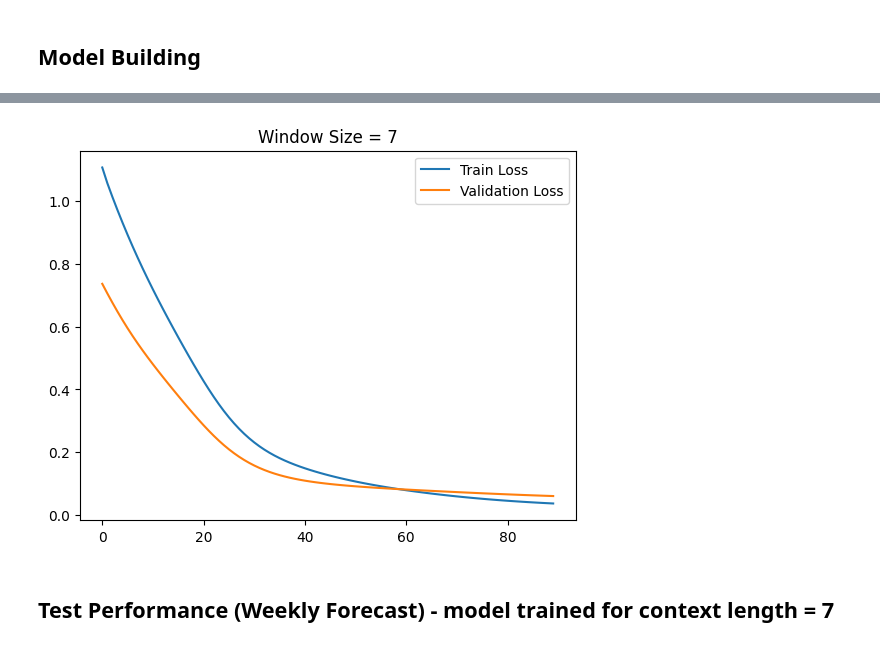
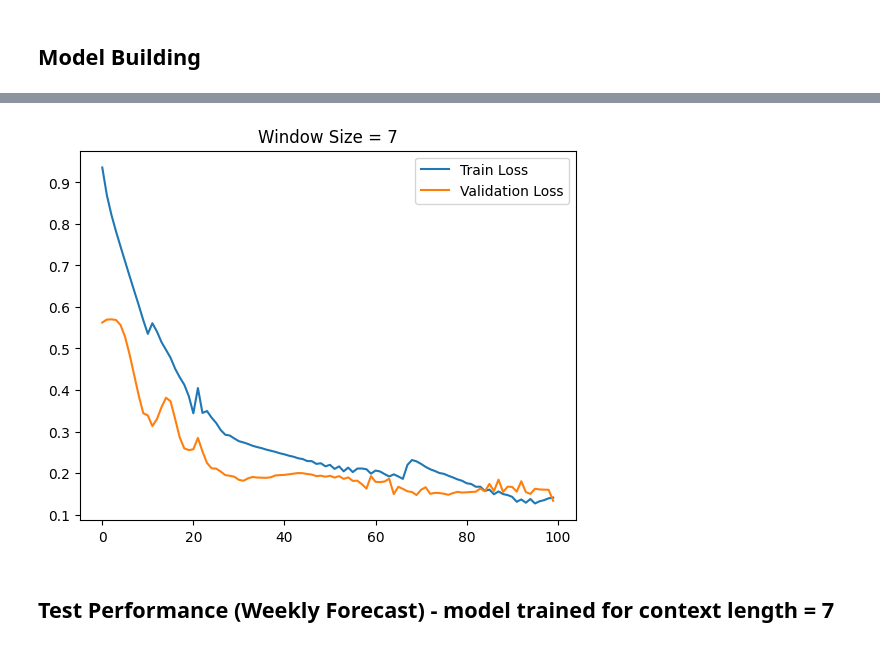
Before and after one commit to arnabroy734/LLM_assisted_timeseries, a Jupyter notebook: lstm.ipynb, the cells around one changed output, grey strips where cells are left out. Saved outputs shown, nothing was run; the diff lists cells and outputs as text; code cells hidden in the pictures.

```diff
--- a/lstm.ipynb
+++ b/lstm.ipynb
@@ -12,12 +12,15 @@ import pickle
 # %% [markdown]
 ## Load data, split and normalise
 # %%
-path = Path.cwd()/'data'/'gasoline.csv'
+path = Path.cwd()/'data'/'wheat.csv'
 data = pd.read_csv(path)
-data['date'] = pd.to_datetime(data['date'])
-data.set_index('date', inplace=True)
-oil_price = data[['OT']]
-oil_price.columns = ['price']
-oil_price = oil_price.loc["2003-01-01":]
+data = data.iloc[100:900]
+# data = data.iloc[::-1]
+# data['date'] = pd.to_datetime(data['date'])
+# data.set_index('date', inplace=True)
+oil_price = data[['wheat_price']]
+# data.columns = ['price', 'news']
+# oil_price = oil_price.loc["2003-01-01":]
+# oil_price = data.copy()
 print(oil_price.shape)
 # %% [output]
@@ -132,11 +142,11 @@ def train_model(
     plt.title(f"Window Size = {lag}")
     plt.show()
 # %%
-batch = 128
-epochs = 100
-lags = list(range(4,12))
-for lag in lags:
-    model = LSTMModel(in_size=lag, hid_size=5)
-    optimiser = torch.optim.Adam(model.parameters(), lr=0.001)
-    loss_fn = nn.MSELoss()
-    train_model(model, optimiser, loss_fn, epochs, batch, train_scaled, lag)
+# batch = 128
+# epochs = 100
+# lags = list(range(4,12))
+# for lag in lags:
+#     model = LSTMModel(in_size=lag, hid_size=768)
+#     optimiser = torch.optim.Adam(model.parameters(), lr=0.001)
+#     loss_fn = nn.MSELoss()
+#     train_model(model, optimiser, loss_fn, epochs, batch, train_scaled, lag)
@@ -152,11 +153,11 @@ for lag in lags:
 # %%
 batch = 128
-epochs = 90
+epochs = 100
 lag = 7
-model = LSTMModel(in_size=lag, hid_size=10)
-optimiser = torch.optim.Adam(model.parameters(), lr=0.001)
+model = LSTMModel(in_size=lag, hid_size=512)
+optimiser = torch.optim.Adam(model.parameters(), lr=0.0005)
 loss_fn = nn.MSELoss()
 train_model(model, optimiser, loss_fn, epochs, batch, train_scaled, lag)
 # %% [output]
-[figure, old version]
+[figure, new version]
 # %%
```
Also changed, not shown: parts of 10 cells of this notebook, 40 other files.
